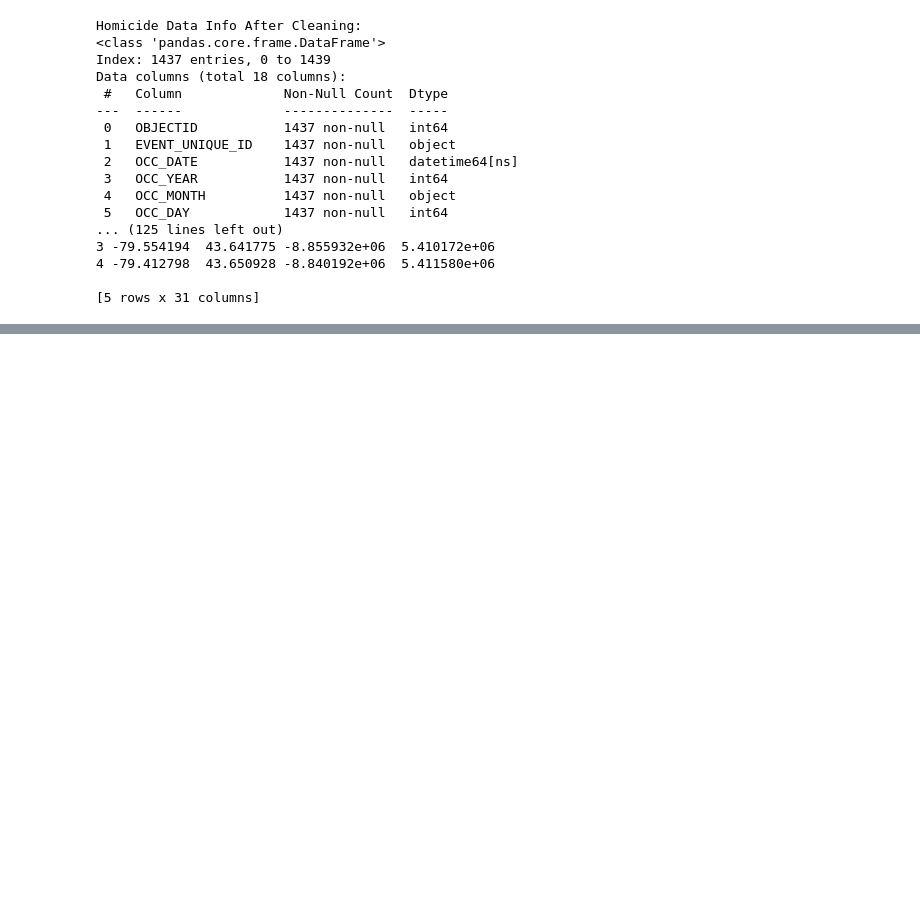
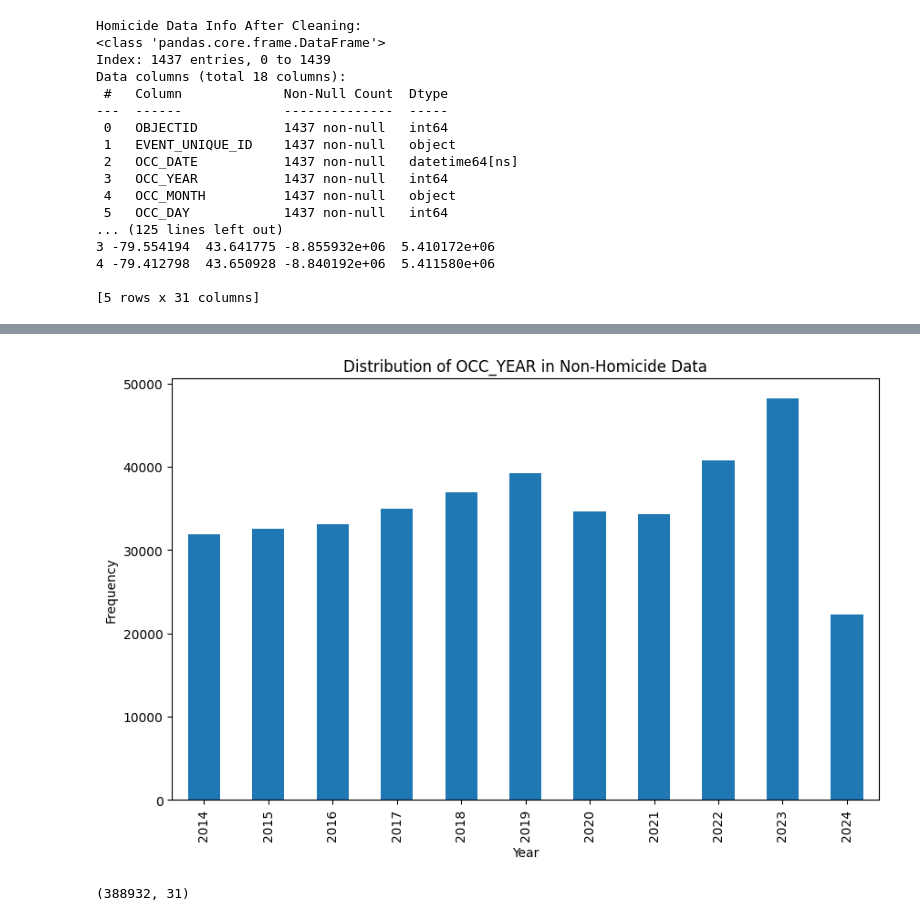
Before and after one commit to RiskSpecialist/CIND820_TorontoCrime, a Jupyter notebook: CIND820_TorontoCrime.ipynb, the cells around one changed output, grey strips where cells are left out. Saved outputs shown, nothing was run; the diff lists cells and outputs as text; code cells hidden in the pictures; blank space fills up the shorter version.

```diff
--- a/CIND820_TorontoCrime.ipynb
+++ b/CIND820_TorontoCrime.ipynb
@@ -274,0 +448,6 @@ Data columns (total 18 columns):
+# %%
+# Filter out data prior to 2014
+non_homicide_data = non_homicide_data[non_homicide_data['OCC_YEAR'] >= 2014]
+
+# Verify the updated distribution
+print(non_homicide_data['OCC_YEAR'].value_counts().sort_index())
@@ -274,0 +468,15 @@ Data columns (total 18 columns):
+# %%
+# plot the distribution of OCC_YEAR after removing data from 2000 to 2013
+plt.figure(figsize=(10, 6))
+non_homicide_data['OCC_YEAR'].value_counts().sort_index().plot(kind='bar')
+plt.title('Distribution of OCC_YEAR in Non-Homicide Data')
+plt.xlabel('Year')
+plt.ylabel('Frequency')
+plt.show()
+# %% [output]
+[figure, added]
+# %%
+# check the number of remaining rows after removing data from before 2014
+print(non_homicide_data.shape)
+# %% [output]
+(388932, 31)
```
Also changed, not shown: parts of 33 cells of this notebook.
